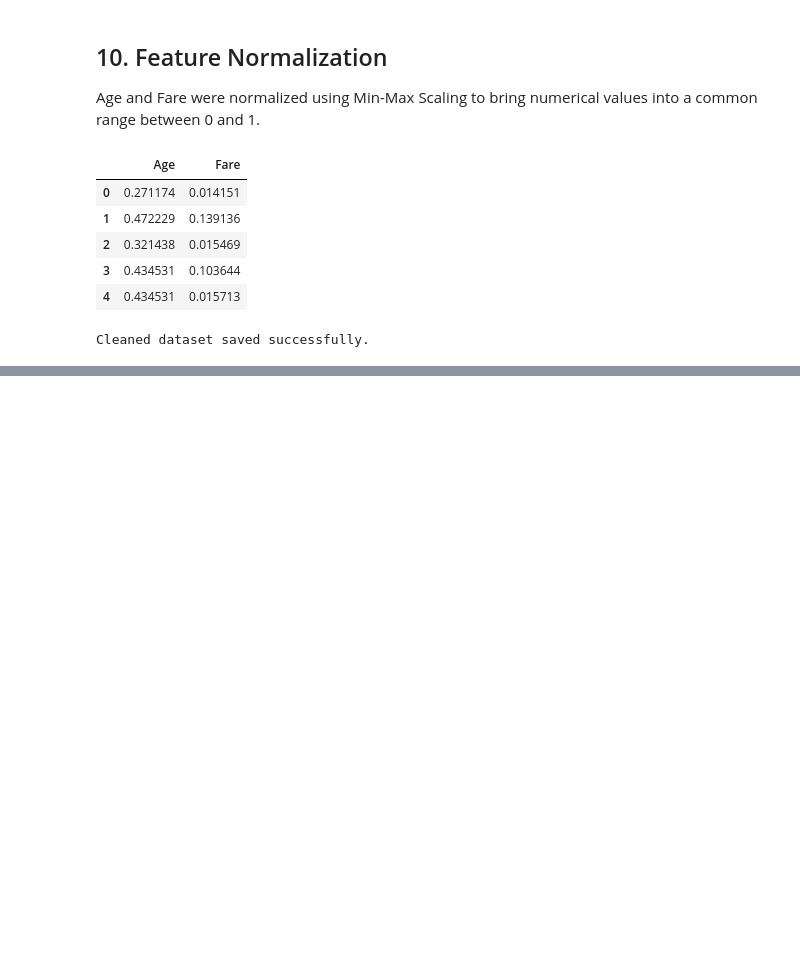
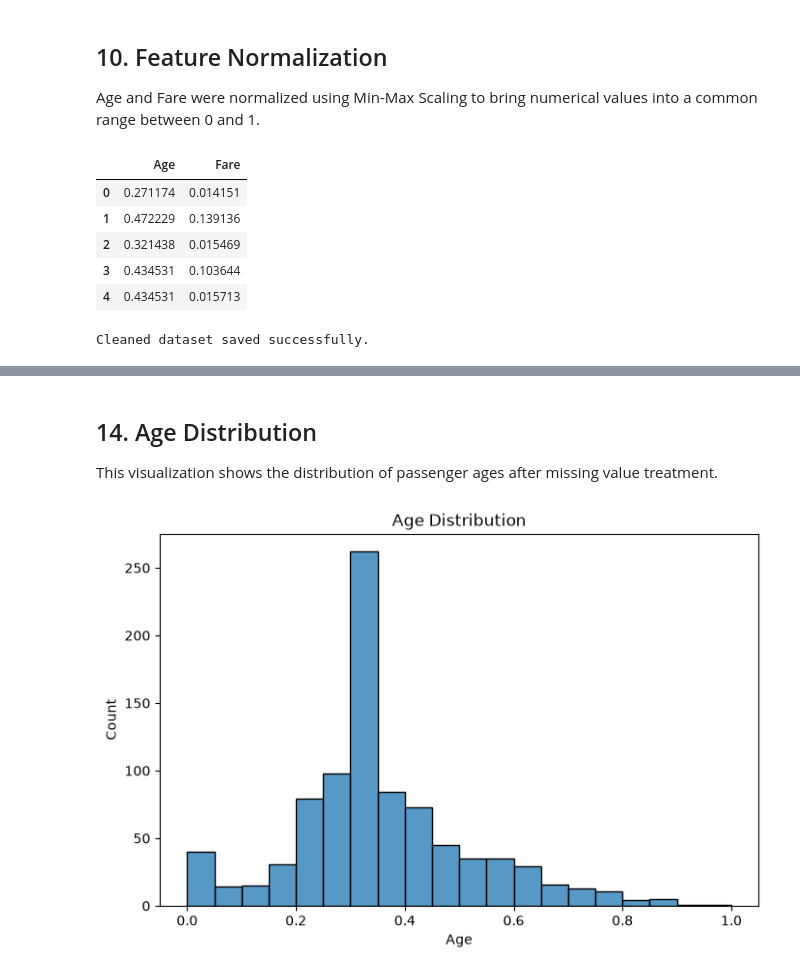
Before and after one commit to heydhwani/Assignment_2, a Jupyter notebook: notebooks/titanic_analysis.ipynb, the cells around one changed output, grey strips where cells are left out. Saved outputs shown, nothing was run; the diff lists cells and outputs as text; code cells hidden in the pictures; blank space fills up the shorter version.

```diff
--- a/notebooks/titanic_analysis.ipynb
+++ b/notebooks/titanic_analysis.ipynb
@@ -243,0 +297,17 @@ Cleaned dataset saved successfully.
+# %% [markdown]
+## 14. Age Distribution
+
+This visualization shows the distribution of passenger ages after missing value treatment.
+# %%
+plt.figure(figsize=(8,5))
+
+sns.histplot(
+    df["Age"],
+    bins=20
+)
+
+plt.title("Age Distribution")
+
+plt.show()
+# %% [output]
+[figure, added]
```
Also changed, not shown: parts of 9 cells of this notebook.
